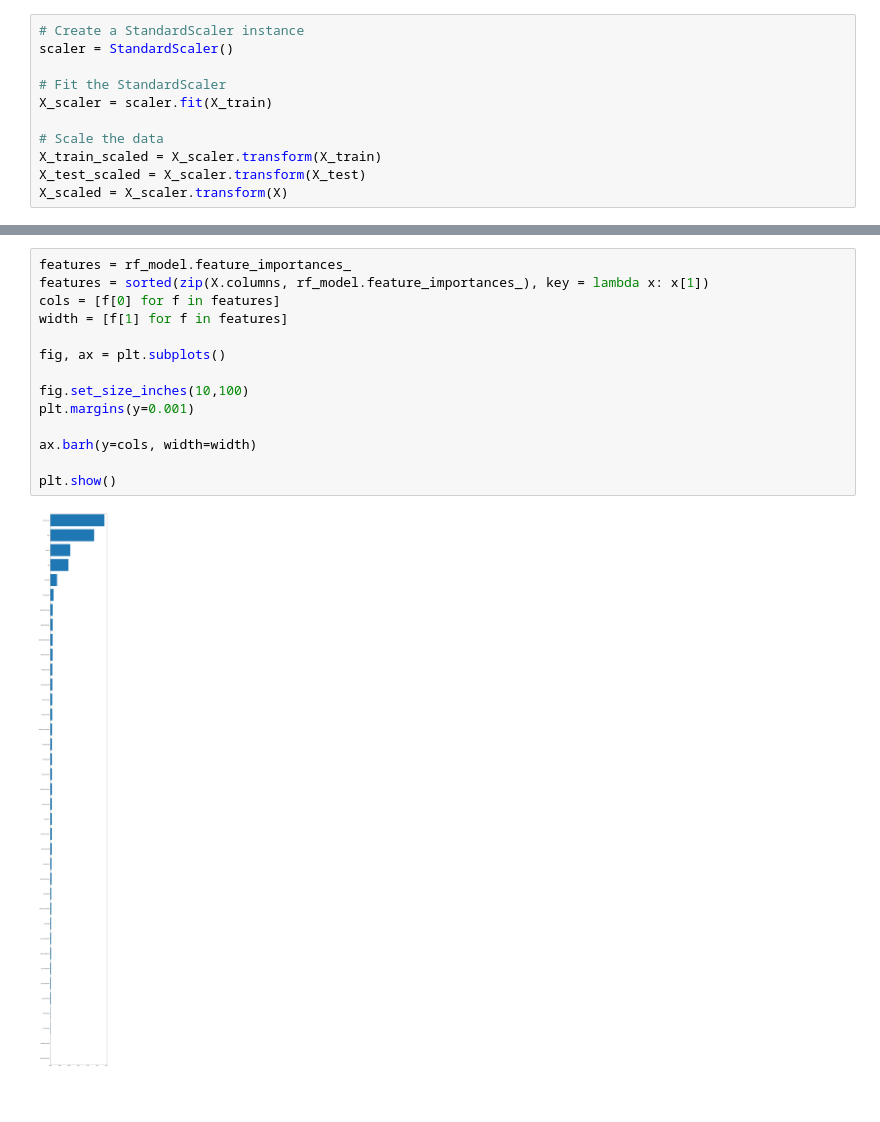
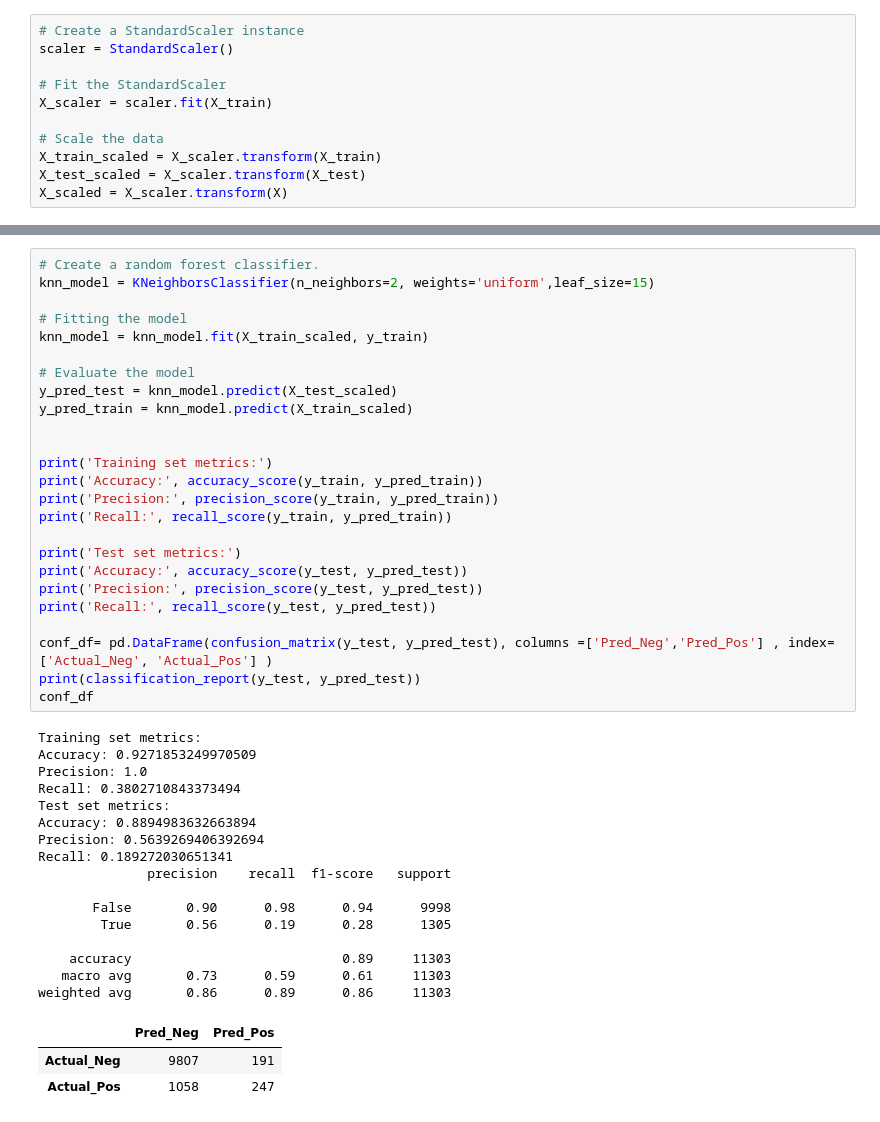
Before and after one commit to dthach89/The_Success_of_Bank_Telemarketing, a Jupyter notebook: Michael/ML_nobin drop.ipynb, the cells around one changed output, grey strips where cells are left out. Drawn from its saved outputs; the diff is of its cells as text; blank space fills up the shorter version.

```diff
--- a/Michael/ML_nobin drop.ipynb
+++ b/Michael/ML_nobin drop.ipynb
@@ -294,16 +326,45 @@ Recall: 0.45440613026819926
-# %%
-features = rf_model.feature_importances_
-features = sorted(zip(X.columns, rf_model.feature_importances_), key = lambda x: x[1])
-cols = [f[0] for f in features]
-width = [f[1] for f in features]
-
-fig, ax = plt.subplots()
-
-fig.set_size_inches(10,100)
-plt.margins(y=0.001)
-
-ax.barh(y=cols, width=width)
-
-plt.show()
-# %% [output]
-[figure, removed]
+# %%
+# Create a random forest classifier.
+knn_model = KNeighborsClassifier(n_neighbors=2, weights='uniform',leaf_size=15)
+
+# Fitting the model
+knn_model = knn_model.fit(X_train_scaled, y_train)
+
+# Evaluate the model
+y_pred_test = knn_model.predict(X_test_scaled)
+y_pred_train = knn_model.predict(X_train_scaled)
+
+
+print('Training set metrics:')
+print('Accuracy:', accuracy_score(y_train, y_pred_train))
+print('Precision:', precision_score(y_train, y_pred_train))
+print('Recall:', recall_score(y_train, y_pred_train))
+
+print('Test set metrics:')
+print('Accuracy:', accuracy_score(y_test, y_pred_test))
+print('Precision:', precision_score(y_test, y_pred_test))
+print('Recall:', recall_score(y_test, y_pred_test))
+
+conf_df= pd.DataFrame(confusion_matrix(y_test, y_pred_test), columns =['Pred_Neg','Pred_Pos'] , index=['Actual_Neg', 'Actual_Pos'] )
+print(classification_report(y_test, y_pred_test))
+conf_df
+# %% [output]
+Training set metrics:
+Accuracy: 0.9271853249970509
+Precision: 1.0
+Recall: 0.3802710843373494
+Test set metrics:
+Accuracy: 0.8894983632663894
+Precision: 0.5639269406392694
+Recall: 0.189272030651341
+              precision    recall  f1-score   support
+
+       False       0.90      0.98      0.94      9998
+        True       0.56      0.19      0.28      1305
+
+    accuracy                           0.89     11303
+   macro avg       0.73      0.59      0.61     11303
+weighted avg       0.86      0.89      0.86     11303
+|  | Pred_Neg | Pred_Pos |
+| Actual_Neg | 9807 | 191 |
+| Actual_Pos | 1058 | 247 |
```
Also changed, not shown: parts of 3 cells of this notebook, 1 other file.
